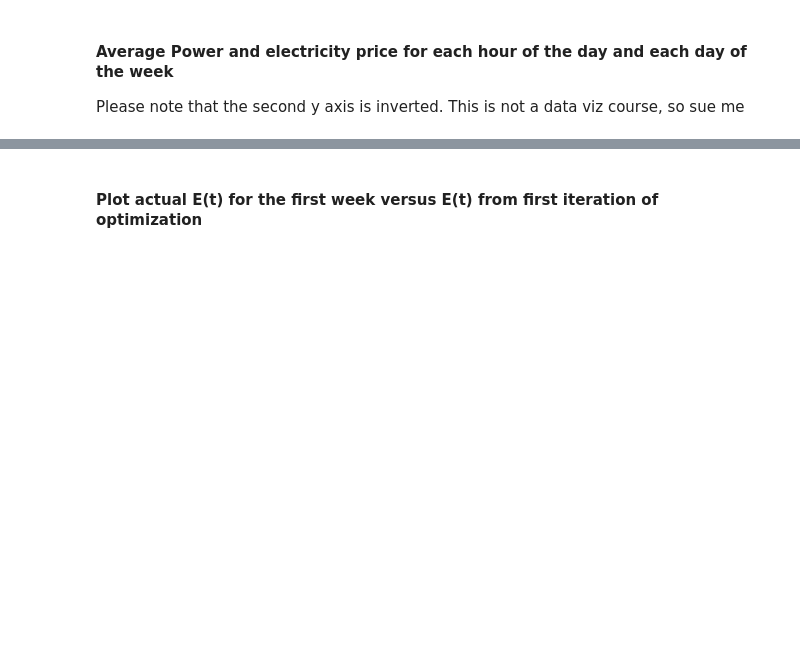
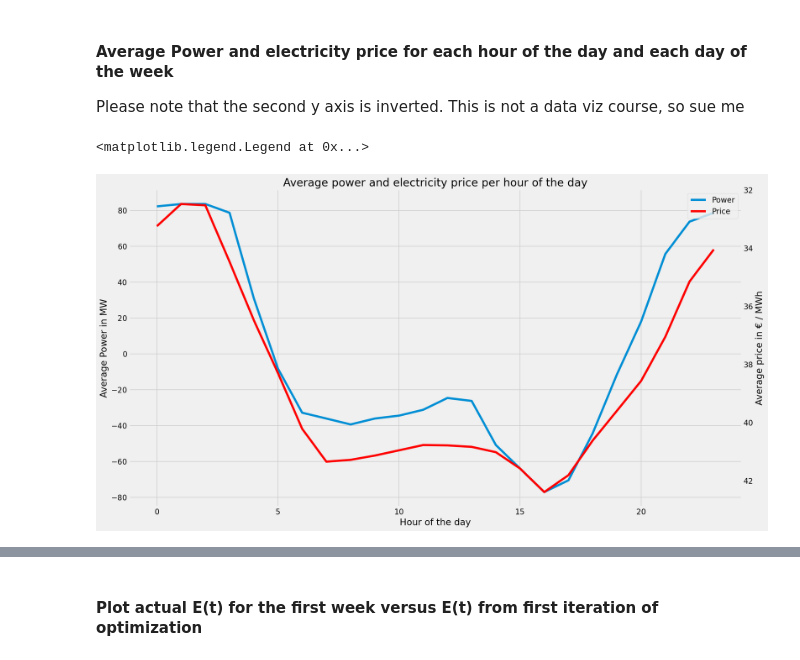
Before and after one commit to MaDolphin/POM, a Jupyter notebook: Assignment/5/Demand Side Management/dsm.ipynb, the cells around one changed output, grey strips where cells are left out. Drawn from its saved outputs; the diff is of its cells as text; code cells hidden in the pictures; blank space fills up the shorter version.

```diff
--- a/Assignment/5/Demand Side Management/dsm.ipynb
+++ b/Assignment/5/Demand Side Management/dsm.ipynb
@@ -417,3 +471,23 @@ To show how the actual plant operation changes as new data becomes available, pl
 # %% [markdown]
 #### Average Power and electricity price for each hour of the day and each day of the week
 Please note that the second y axis is inverted. This is not a data viz course, so sue me
+# %%
+results_lastWeek_hours = results_lastWeek.groupby([results_lastWeek.index.hour]).mean()
+fig,ax=plt.subplots(figsize=(18,10))
+ax.set_title('Average power and electricity price per hour of the day')
+ax.set(ylabel='Average Power in MW', xlabel='Hour of the day')
+ax = sns.lineplot(x="Datetime", y="Pt", data=results_lastWeek_hours, label='Power')
+ax2 = ax.twinx()
+ax2.set_ylabel('Average price in € / MWh')
+ax2 = sns.lineplot(x="Datetime", y="current_price", data=results_lastWeek_hours, color='red', label='Price')
+ax2.invert_yaxis()
+ax2.grid(False)
+lines_1, labels_1 = ax.get_legend_handles_labels()
+lines_2, labels_2 = ax2.get_legend_handles_labels()
+lines = lines_1 + lines_2
+labels = labels_1 + labels_2
+ax.legend([],[], frameon=False)
+plt.legend(lines, labels, loc='upper right')
+# %% [output]
+<matplotlib.legend.Legend at 0x...>
+[figure, added]
```
Also changed, not shown: parts of 10 cells of this notebook, 2 other files.
